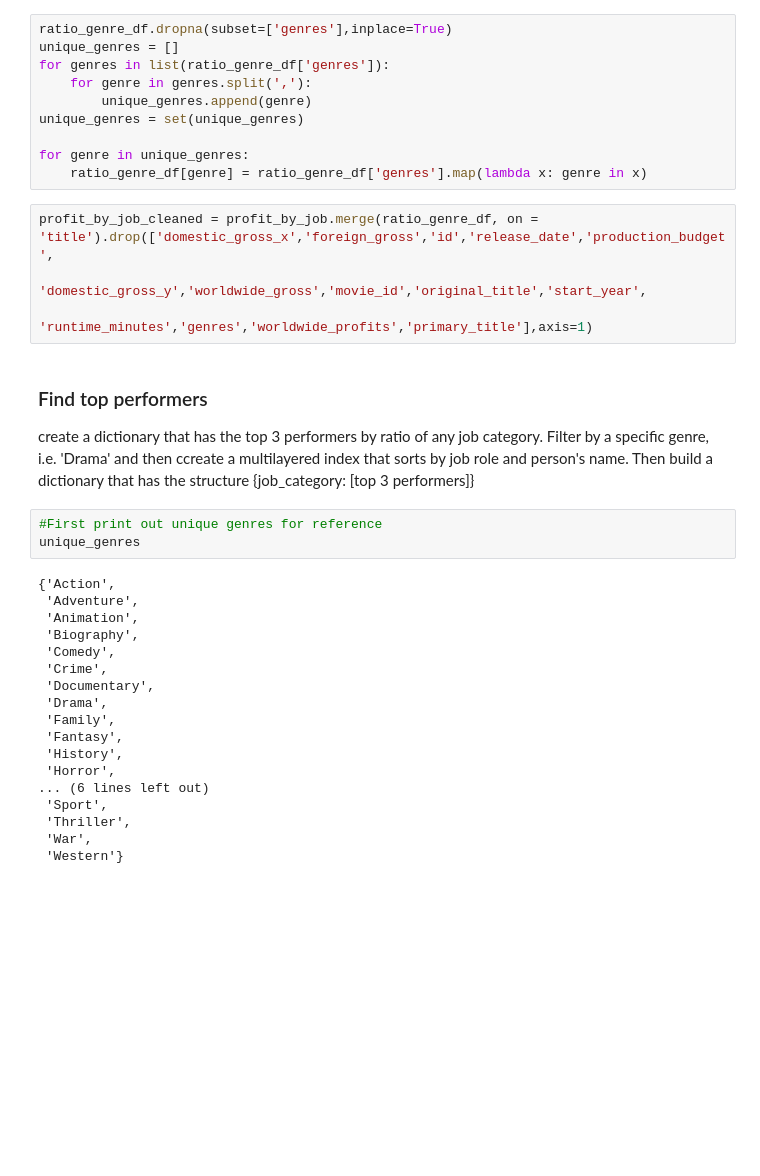
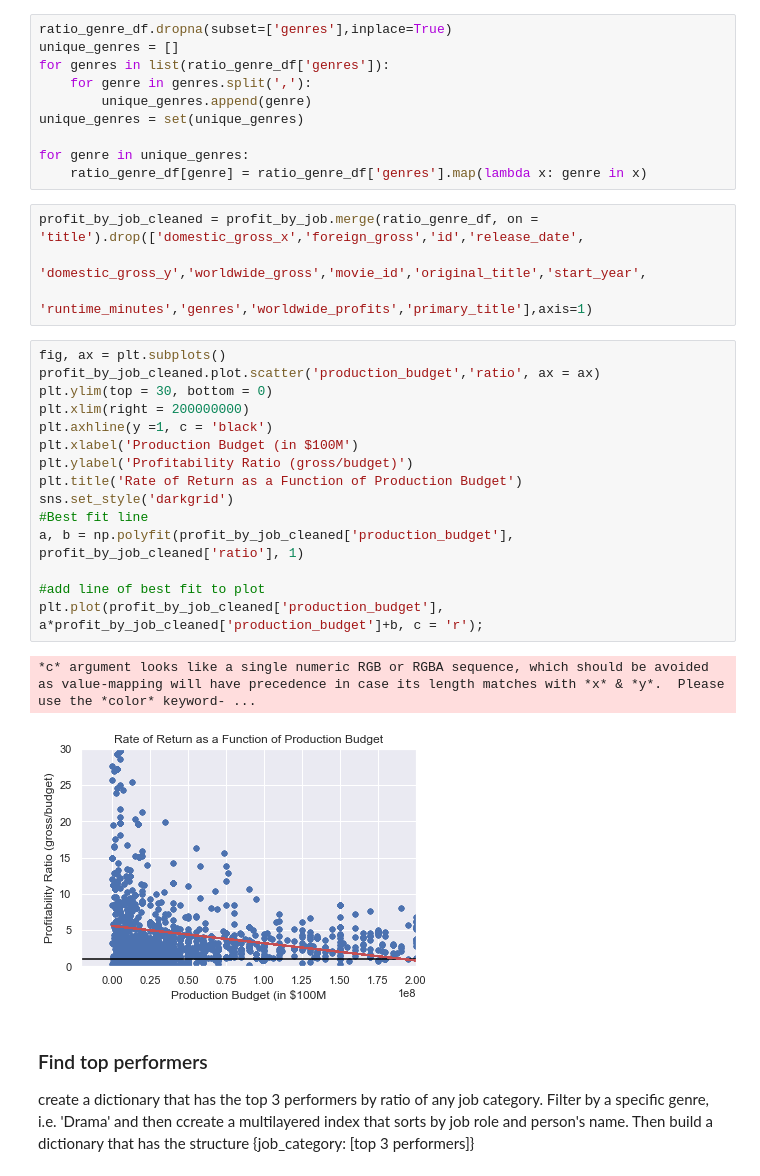
Before and after one commit to DanlBradley/dsc-phase-1-project-v2-3, a Jupyter notebook: daniel.ipynb, the cells around one changed output. Saved outputs shown, nothing was run; the diff lists cells and outputs as text; blank space fills up the shorter version.

```diff
--- a/daniel.ipynb
+++ b/daniel.ipynb
@@ -164,35 +179,32 @@ unique_genres = set(unique_genres)
 for genre in unique_genres:
     ratio_genre_df[genre] = ratio_genre_df['genres'].map(lambda x: genre in x)
 # %%
-profit_by_job_cleaned = profit_by_job.merge(ratio_genre_df, on = 'title').drop(['domestic_gross_x','foreign_gross','id','release_date','production_budget',
+profit_by_job_cleaned = profit_by_job.merge(ratio_genre_df, on = 'title').drop(['domestic_gross_x','foreign_gross','id','release_date',
                                                                          'domestic_gross_y','worldwide_gross','movie_id','original_title','start_year',
                                                                          'runtime_minutes','genres','worldwide_profits','primary_title'],axis=1)
+# %%
+fig, ax = plt.subplots()
+profit_by_job_cleaned.plot.scatter('production_budget','ratio', ax = ax)
+plt.ylim(top = 30, bottom = 0)
+plt.xlim(right = 200000000)
+plt.axhline(y =1, c = 'black')
+plt.xlabel('Production Budget (in $100M')
+plt.ylabel('Profitability Ratio (gross/budget)')
+plt.title('Rate of Return as a Function of Production Budget')
+sns.set_style('darkgrid')
+#Best fit line
+a, b = np.polyfit(profit_by_job_cleaned['production_budget'], profit_by_job_cleaned['ratio'], 1)
+
+#add line of best fit to plot
+plt.plot(profit_by_job_cleaned['production_budget'], a*profit_by_job_cleaned['production_budget']+b, c = 'r');
+# %% [output]
+*c* argument looks like a single numeric RGB or RGBA sequence, which should be avoided as value-mapping will have precedence in case its length matches with *x* & *y*.  Please use the *color* keyword- ...
+[figure, added]
 # %% [markdown]
 ### Find top performers
 create a dictionary that has the top 3 performers by ratio of any job category.
 Filter by a specific genre, i.e. 'Drama' and then ccreate a multilayered index that sorts by job role and person's name.
 Then build a dictionary that has the structure {job_category: [top 3 performers]}
-# %%
-#First print out unique genres for reference
-unique_genres
-# %% [output]
-{'Action',
- 'Adventure',
- 'Animation',
- 'Biography',
- 'Comedy',
- 'Crime',
- 'Documentary',
- 'Drama',
- 'Family',
- 'Fantasy',
- 'History',
- 'Horror',
-... (6 lines left out)
- 'Sport',
- 'Thriller',
- 'War',
- 'Western'}
 # %%
 #This block removes anyone who has less than 3 movies they've worked on. Print the shape before and after to see how many entries have been removed.
 print("Shape before: " + str(profit_by_job_cleaned.shape))
```
Also changed, not shown: parts of 13 cells of this notebook.
